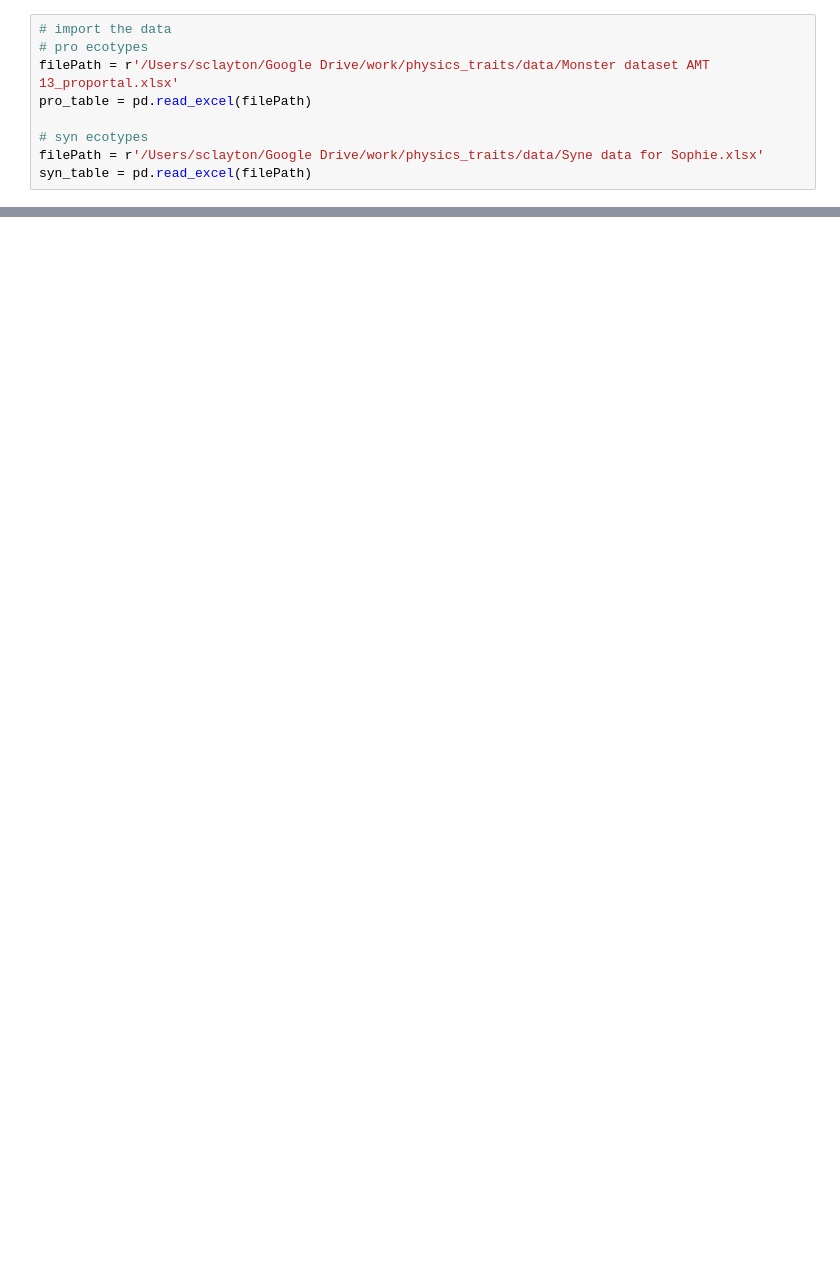
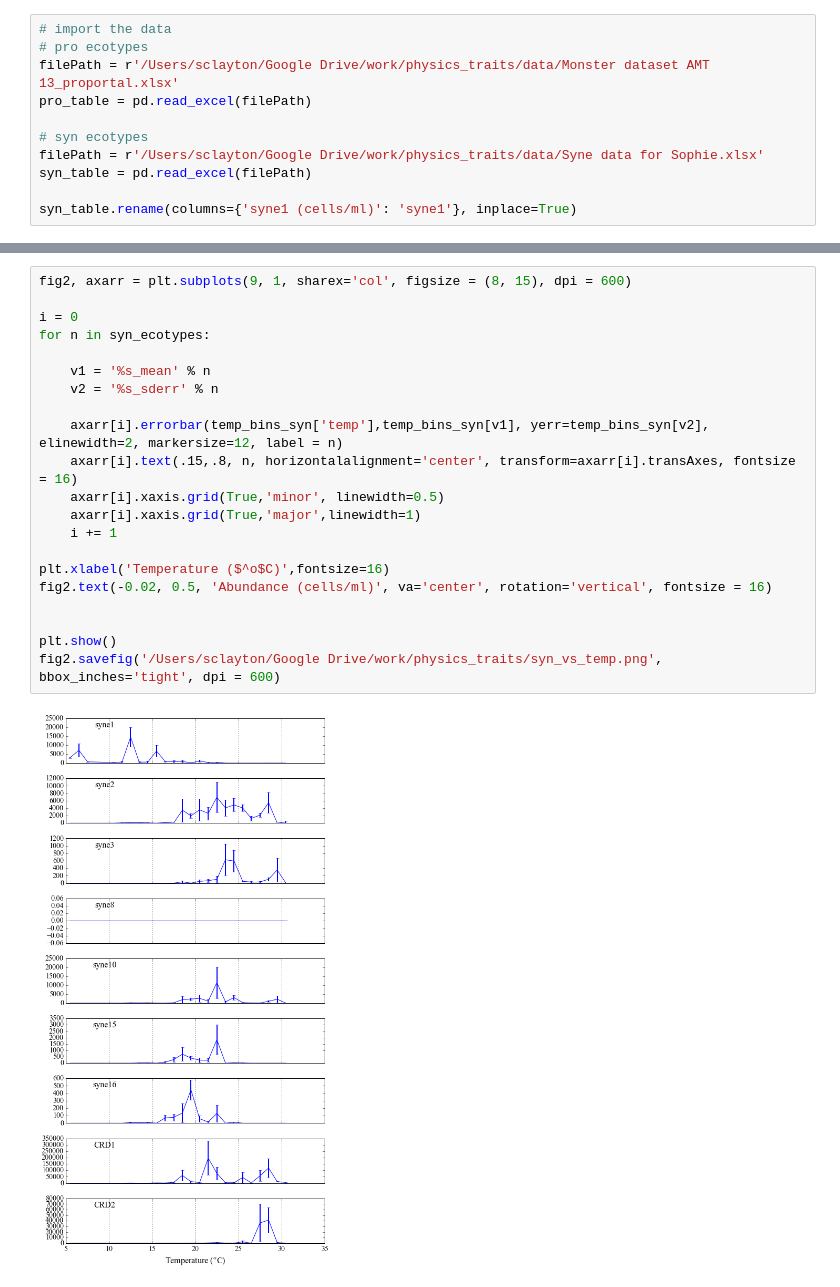
Before and after one commit to sophieclayton/physics-traits, a Jupyter notebook: realized_niches.ipynb, the cells around one changed output, grey strips where cells are left out. Drawn from its saved outputs; the diff is of its cells as text; blank space fills up the shorter version.

```diff
--- a/realized_niches.ipynb
+++ b/realized_niches.ipynb
@@ -25,3 +56,5 @@ pro_table = pd.read_excel(filePath)
 # syn ecotypes
 filePath = r'/Users/sclayton/Google Drive/work/physics_traits/data/Syne data for Sophie.xlsx'
 syn_table = pd.read_excel(filePath)
+
+syn_table.rename(columns={'syne1 (cells/ml)': 'syne1'}, inplace=True)
@@ -39,0 +97,23 @@ Index([u'sample/cruise', u'station', u'lat (deg N)', u'lon', u'depth', u'temp',
+# %%
+fig2, axarr = plt.subplots(9, 1, sharex='col', figsize = (8, 15), dpi = 600)
+
+i = 0
+for n in syn_ecotypes:
+
+    v1 = '%s_mean' % n
+    v2 = '%s_sderr' % n
+
+    axarr[i].errorbar(temp_bins_syn['temp'],temp_bins_syn[v1], yerr=temp_bins_syn[v2], elinewidth=2, markersize=12, label = n)
+    axarr[i].text(.15,.8, n, horizontalalignment='center', transform=axarr[i].transAxes, fontsize = 16)
+    axarr[i].xaxis.grid(True,'minor', linewidth=0.5)
+    axarr[i].xaxis.grid(True,'major',linewidth=1)
+    i += 1
+
+plt.xlabel('Temperature ($^o$C)',fontsize=16)
+fig2.text(-0.02, 0.5, 'Abundance (cells/ml)', va='center', rotation='vertical', fontsize = 16)
+
+
+plt.show()
+fig2.savefig('/Users/sclayton/Google Drive/work/physics_traits/syn_vs_temp.png', bbox_inches='tight', dpi = 600)
+# %% [output]
+[figure, added]
```
Also changed, not shown: parts of 6 cells of this notebook.
